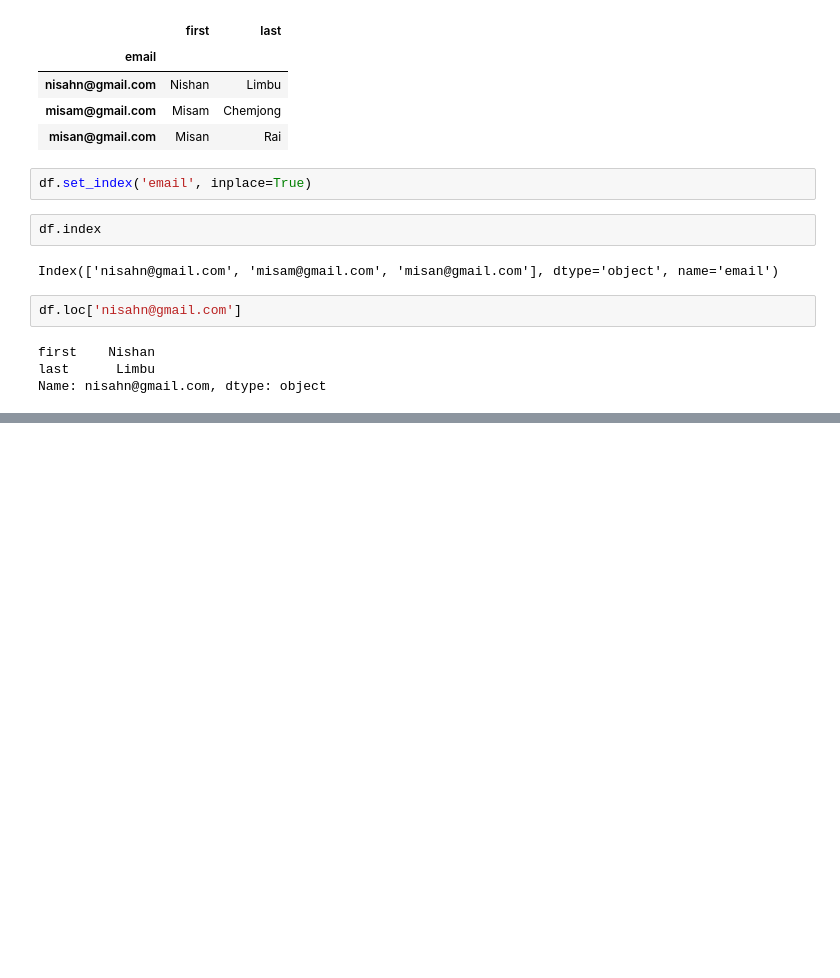
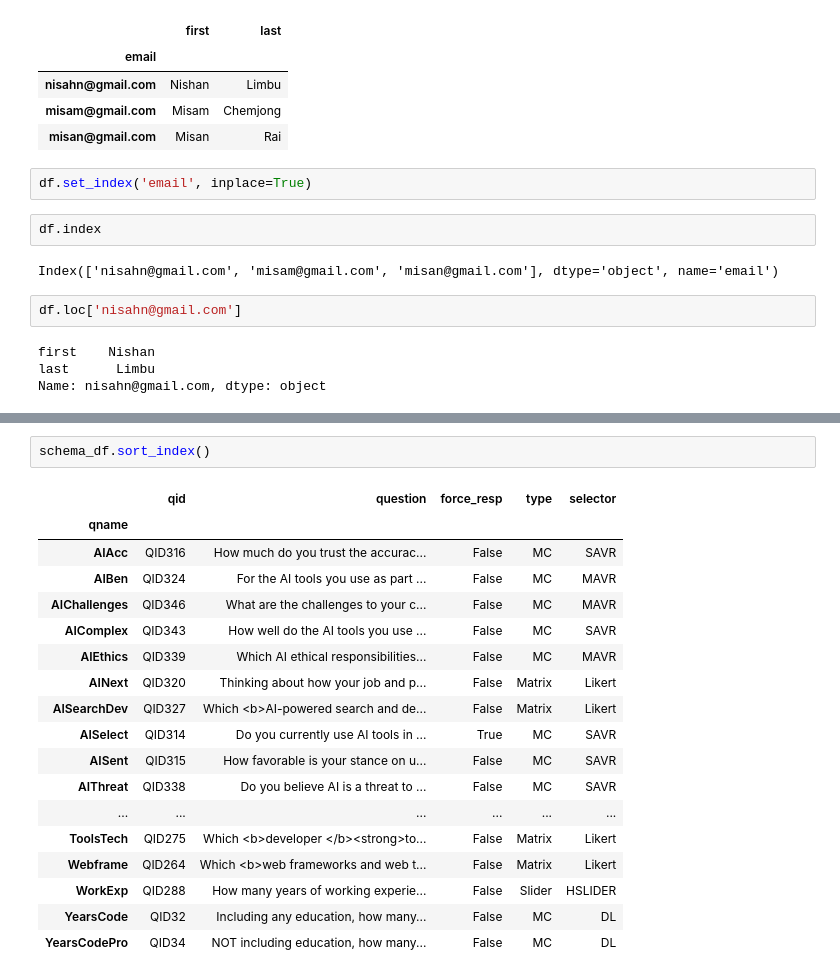
Before and after one commit to nishanlimbuchemjong/Pandas-for-AI-ML, a Jupyter notebook: Pandas_for_AI_&_ML.ipynb, the cells around one changed output, grey strips where cells are left out. Drawn from its saved outputs; the diff is of its cells as text; blank space fills up the shorter version.

```diff
--- a/Pandas_for_AI_&_ML.ipynb
+++ b/Pandas_for_AI_&_ML.ipynb
@@ -251,0 +368,21 @@ Name: nisahn@gmail.com, dtype: object
+# %%
+schema_df.sort_index()
+# %% [output]
+|  | qid | question | force_resp | type | selector |
+| qname |  |  |  |  |  |
+| AIAcc | QID316 | How much do you trust the accurac... | False | MC | SAVR |
+| AIBen | QID324 | For the AI tools you use as part ... | False | MC | MAVR |
+| AIChallenges | QID346 | What are the challenges to your c... | False | MC | MAVR |
+| AIComplex | QID343 | How well do the AI tools you use ... | False | MC | SAVR |
+| AIEthics | QID339 | Which AI ethical responsibilities... | False | MC | MAVR |
+| AINext | QID320 | Thinking about how your job and p... | False | Matrix | Likert |
+| AISearchDev | QID327 | Which <b>AI-powered search and de... | False | Matrix | Likert |
+| AISelect | QID314 | Do you currently use AI tools in ... | True | MC | SAVR |
+| AISent | QID315 | How favorable is your stance on u... | False | MC | SAVR |
+| AIThreat | QID338 | Do you believe AI is a threat to ... | False | MC | SAVR |
+| ... | ... | ... | ... | ... | ... |
+| ToolsTech | QID275 | Which <b>developer </b><strong>to... | False | Matrix | Likert |
+| Webframe | QID264 | Which <b>web frameworks and web t... | False | Matrix | Likert |
+| WorkExp | QID288 | How many years of working experie... | False | Slider | HSLIDER |
+| YearsCode | QID32 | Including any education, how many... | False | MC | DL |
+| YearsCodePro | QID34 | NOT including education, how many... | False | MC | DL |
```
Also changed, not shown: parts of 11 cells of this notebook.
